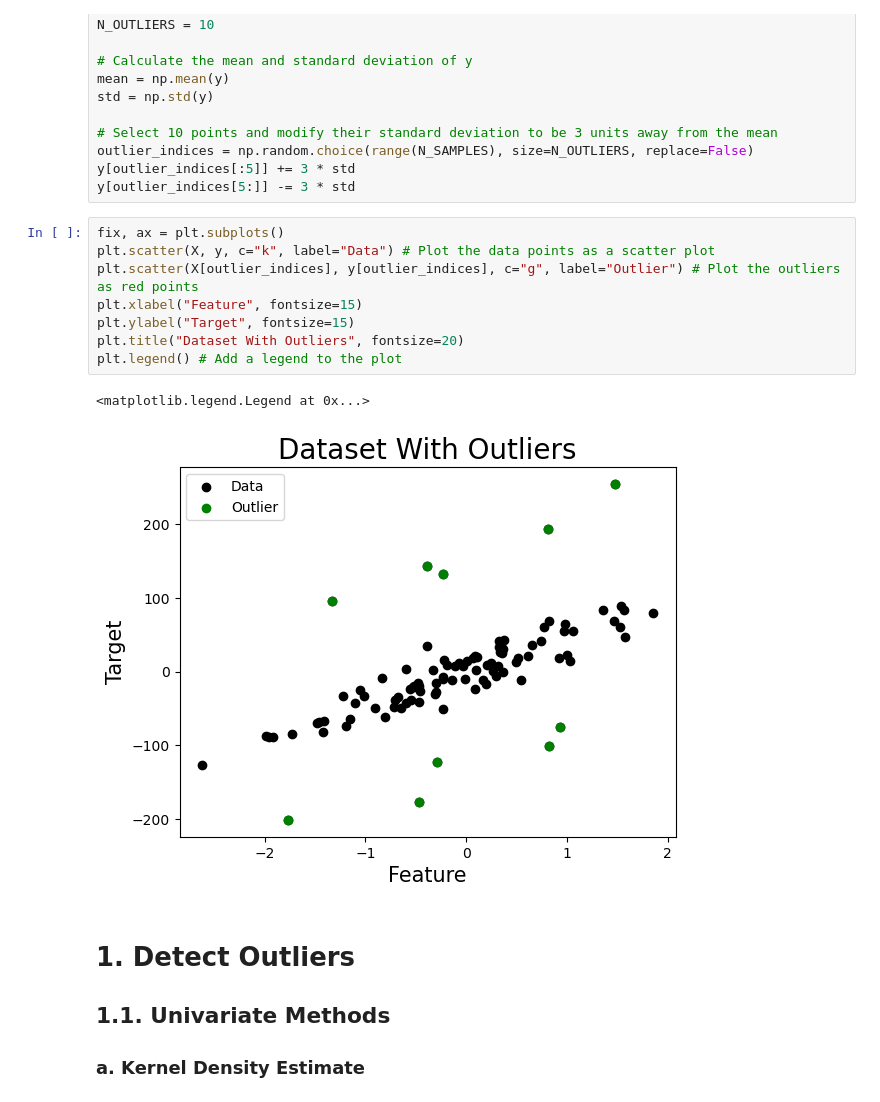
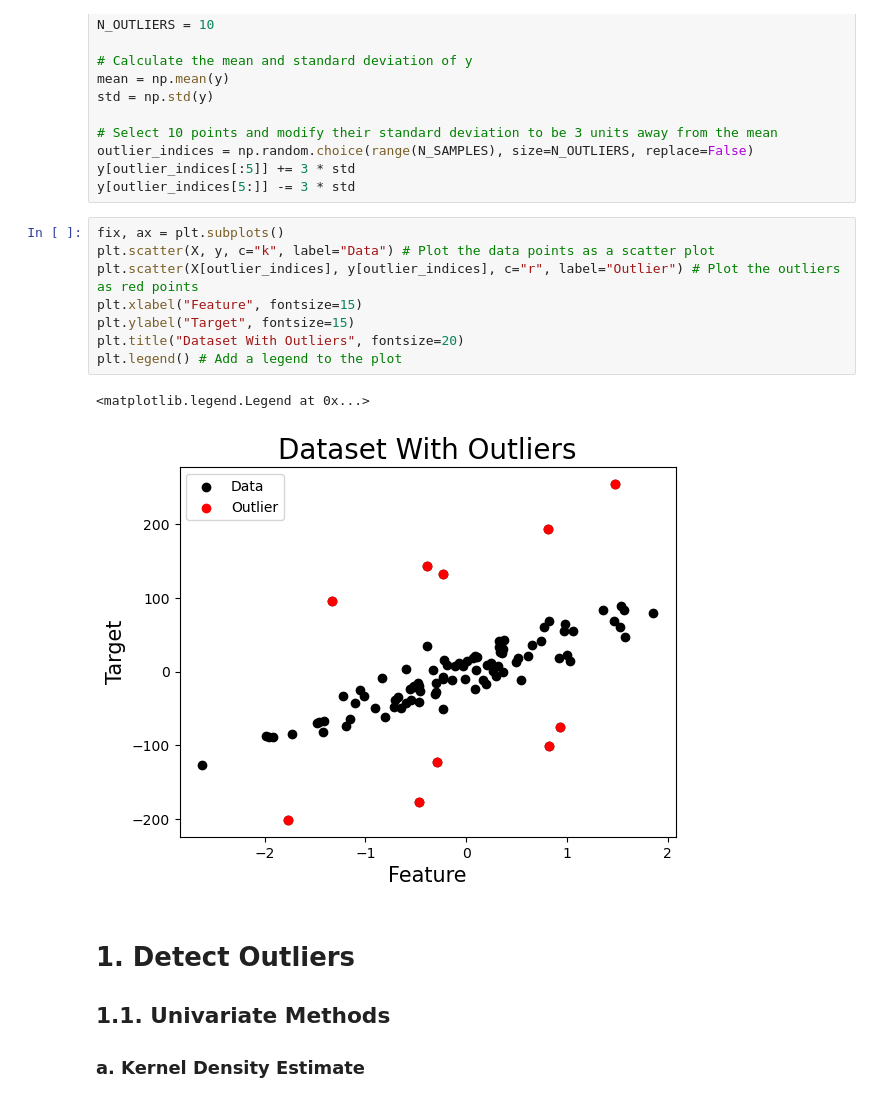
Before and after one commit to sadek-snoussi/detect-and-remove-outliers, a Jupyter notebook: notebooks/Outliers.ipynb, the cells around one changed output. Drawn from its saved outputs; the diff is of its cells as text.

```diff
--- a/notebooks/Outliers.ipynb
+++ b/notebooks/Outliers.ipynb
@@ -42,14 +42,14 @@ y[outlier_indices[5:]] -= 3 * std
 # %%
 fix, ax = plt.subplots()
 plt.scatter(X, y, c="k", label="Data") # Plot the data points as a scatter plot
-plt.scatter(X[outlier_indices], y[outlier_indices], c="g", label="Outlier") # Plot the outliers as red points
+plt.scatter(X[outlier_indices], y[outlier_indices], c="r", label="Outlier") # Plot the outliers as red points
 plt.xlabel("Feature", fontsize=15)
 plt.ylabel("Target", fontsize=15)
 plt.title("Dataset With Outliers", fontsize=20)
 plt.legend() # Add a legend to the plot
 # %% [output]
 <matplotlib.legend.Legend at 0x...>
-[figure, old version]
+[figure, new version]
 # %% [markdown]
 # 1. Detect Outliers
 ## 1.1. Univariate Methods
```
Also changed, not shown: parts of 1 cell of this notebook, 11 other files.
